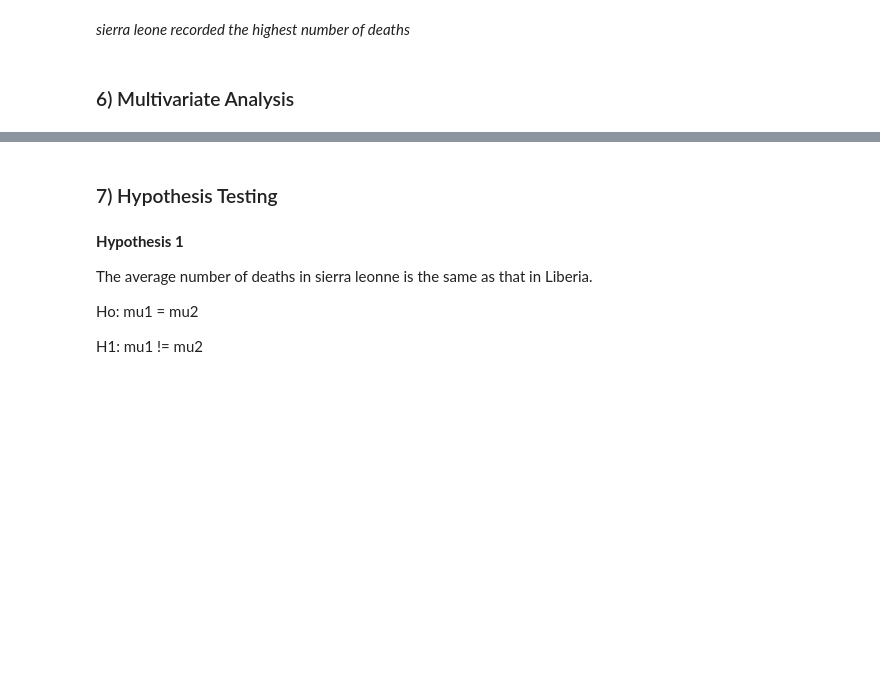
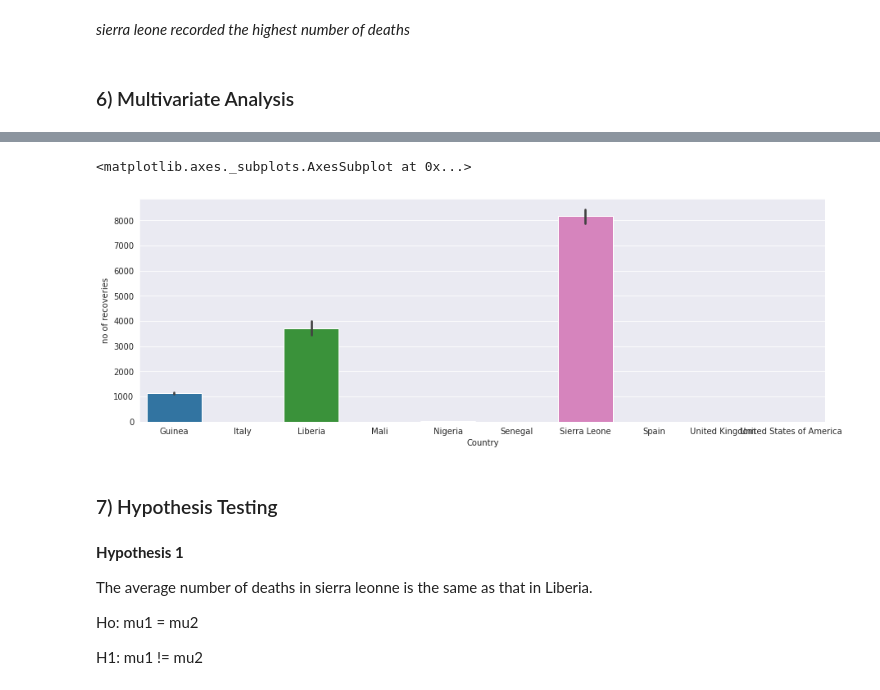
Before and after one commit to Gakori/Ebola-cases, a Jupyter notebook: Ebola_West_Africa.ipynb, the cells around one changed output, grey strips where cells are left out. Saved outputs shown, nothing was run; the diff lists cells and outputs as text; code cells hidden in the pictures; blank space fills up the shorter version.

```diff
--- a/Ebola_West_Africa.ipynb
+++ b/Ebola_West_Africa.ipynb
@@ -538,3 +544,8 @@ sns.barplot(x='Country', y='no of confirmed deaths', data=ebola_df)
 *sierra leone recorded the highest number of deaths*
 # %% [markdown]
 ### 6) Multivariate Analysis
+# %%
+#getting the number of recoveries
+#create a recovery column
+ebola_df['no of recoveries'] = ebola_df['no of confirmed cases'] - ebola_df['no of confirmed deaths']
+ebola_df.head(10)
@@ -541,3 +564,11 @@ sns.barplot(x='Country', y='no of confirmed deaths', data=ebola_df)
+# %%
+#visualize country with highest recovery
+
+plt.figure(figsize=(15,5))
+sns.barplot(x='Country', y='no of recoveries', data=ebola_df)
+# %% [output]
+<matplotlib.axes._subplots.AxesSubplot at 0x...>
+[figure, added]
 # %% [markdown]
 ### 7) Hypothesis Testing
 # %% [markdown]
```
Also changed, not shown: parts of 33 cells of this notebook.
